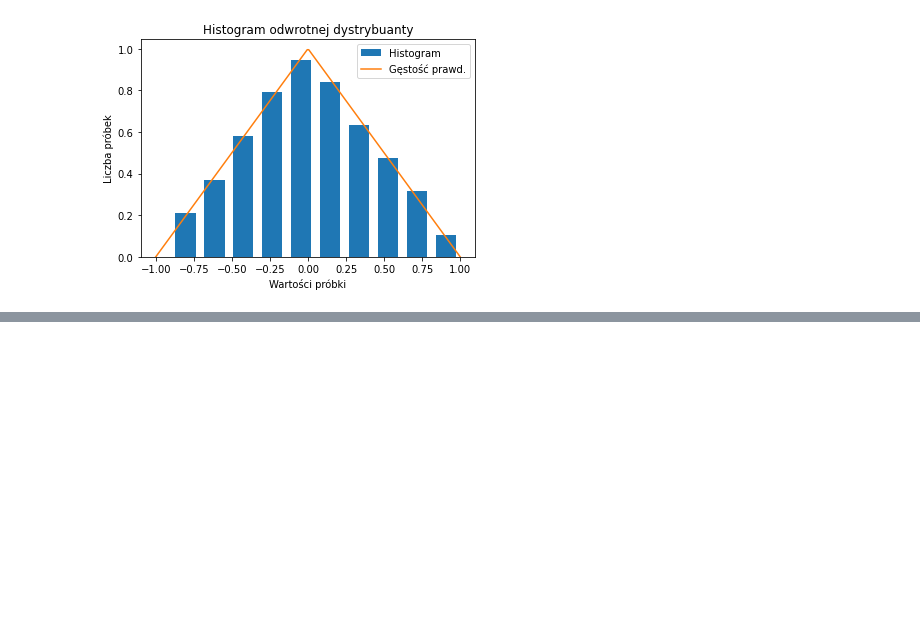
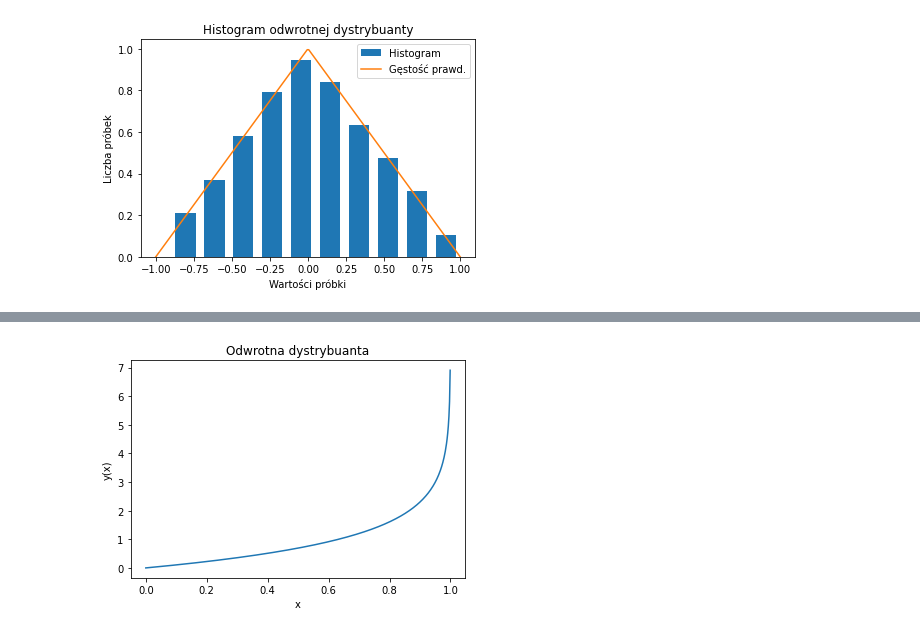
Before and after one commit to John15321/iims, a Jupyter notebook: lab0.ipynb, the cells around one changed output, grey strips where cells are left out. Saved outputs shown, nothing was run; the diff lists cells and outputs as text; code cells hidden in the pictures; blank space fills up the shorter version.

```diff
--- a/lab0.ipynb
+++ b/lab0.ipynb
@@ -354,0 +388,8 @@ plt.show()
+# %%
+plt.title("Odwrotna dystrybuanta")
+plt.xlabel("x")
+plt.ylabel("y(x)")
+plt.plot(x, invF(x))
+plt.show()
+# %% [output]
+[figure, added]
```
Also changed, not shown: parts of 6 cells of this notebook.
